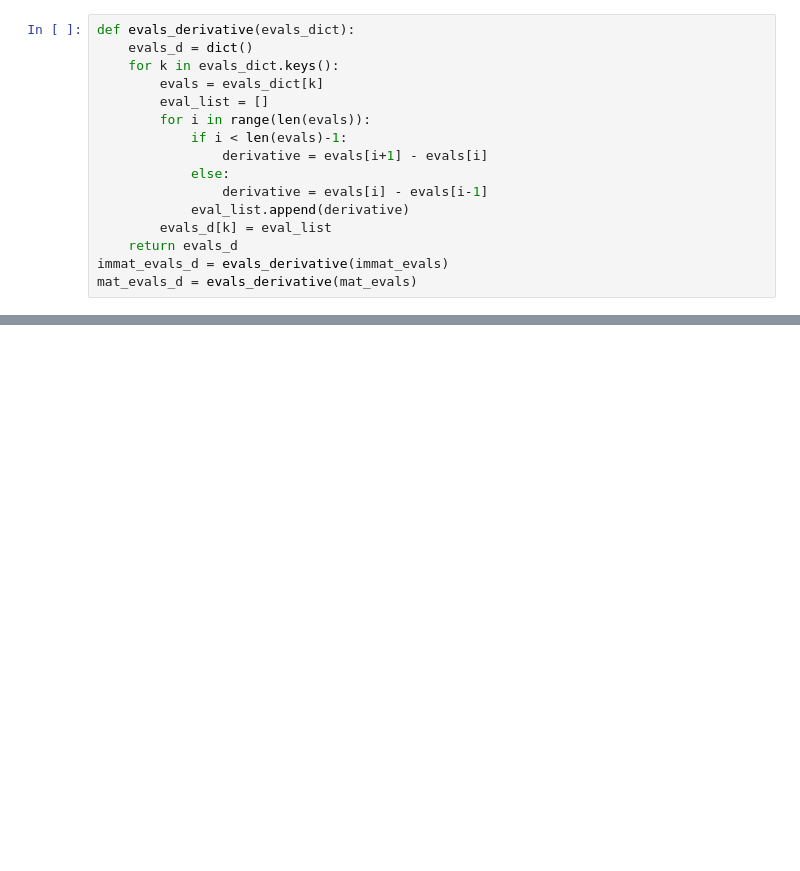
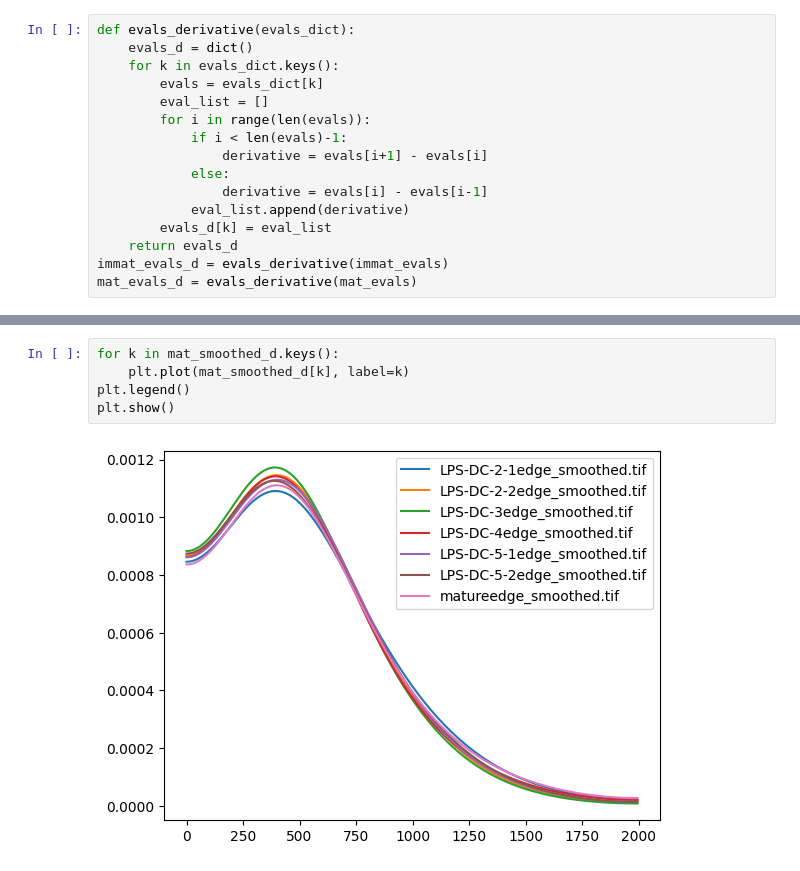
Before and after one commit to ksood2/cellular-harmonics, a Jupyter notebook: eigenvalue-derivatives.ipynb, the cells around one changed output, grey strips where cells are left out. Drawn from its saved outputs; the diff is of its cells as text; blank space fills up the shorter version.

```diff
--- a/eigenvalue-derivatives.ipynb
+++ b/eigenvalue-derivatives.ipynb
@@ -109 +140,8 @@ plt.show()
+# %%
+for k in mat_smoothed_d.keys():
+    plt.plot(mat_smoothed_d[k], label=k)
+plt.legend()
+plt.show()
+# %% [output]
+[figure, added]
 # %%
```
Also changed, not shown: parts of 16 cells of this notebook, 6 other files.
